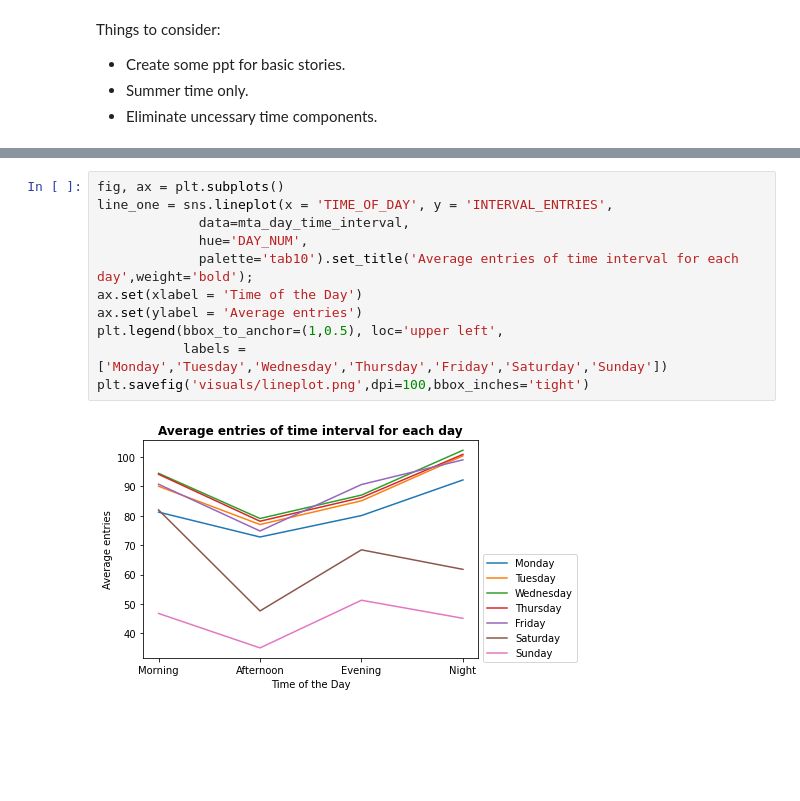
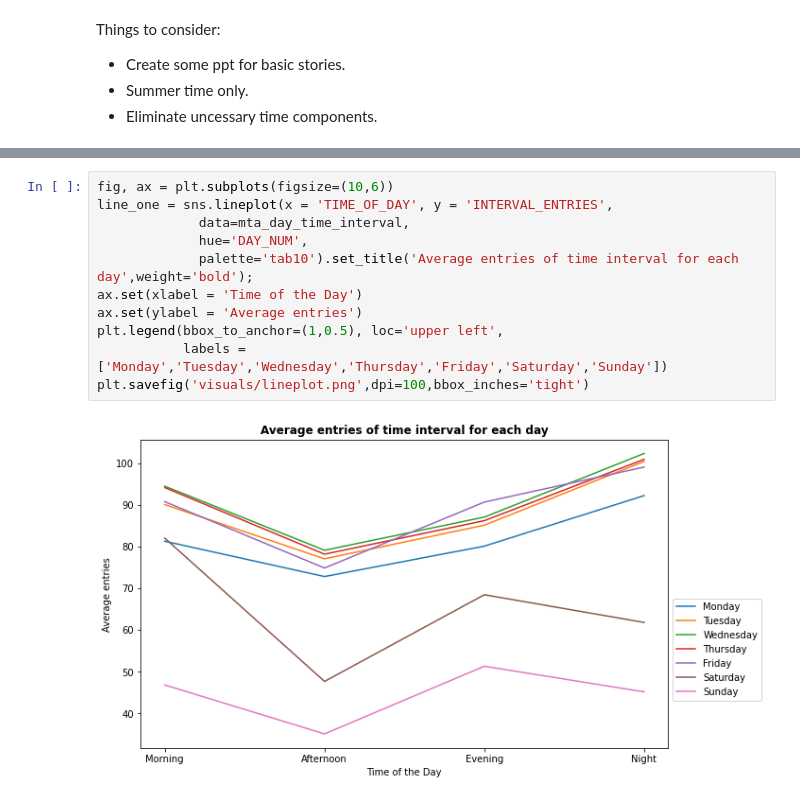
Before and after one commit to hzhi54/EDA_MTA_Project, a Jupyter notebook: MTA_project_code.ipynb, the cells around one changed output, grey strips where cells are left out. Drawn from its saved outputs; the diff is of its cells as text; blank space fills up the shorter version.

```diff
--- a/MTA_project_code.ipynb
+++ b/MTA_project_code.ipynb
@@ -557,13 +556,13 @@ plt.savefig('visuals/time_interval_avg.png',dpi=100,bbox_inches='tight')
 # %%
-fig, ax = plt.subplots()
+fig, ax = plt.subplots(figsize=(10,6))
 line_one = sns.lineplot(x = 'TIME_OF_DAY', y = 'INTERVAL_ENTRIES',
              data=mta_day_time_interval,
              hue='DAY_NUM',
              palette='tab10').set_title('Average entries of time interval for each day',weight='bold');
 ax.set(xlabel = 'Time of the Day')
 ax.set(ylabel = 'Average entries')
 plt.legend(bbox_to_anchor=(1,0.5), loc='upper left',
            labels = ['Monday','Tuesday','Wednesday','Thursday','Friday','Saturday','Sunday'])
 plt.savefig('visuals/lineplot.png',dpi=100,bbox_inches='tight')
 # %% [output]
-[figure, old version]
+[figure, new version]
```
Also changed, not shown: parts of 59 cells of this notebook, 11 other files.
